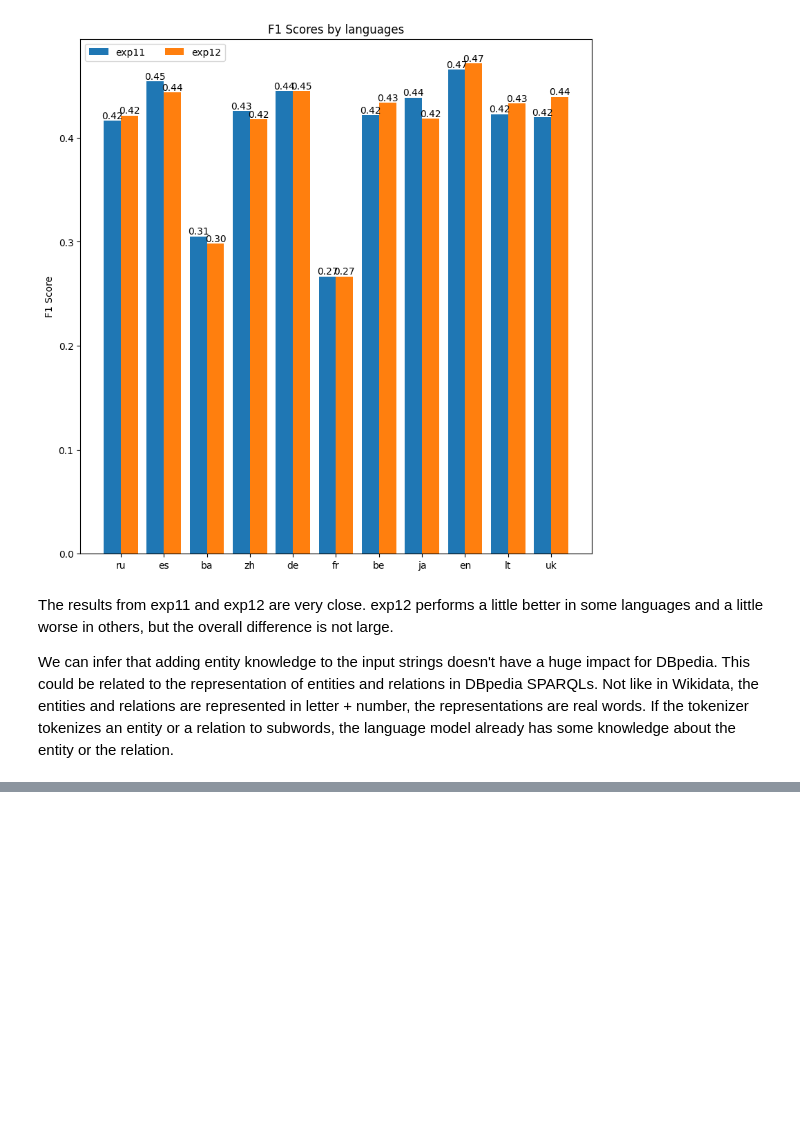
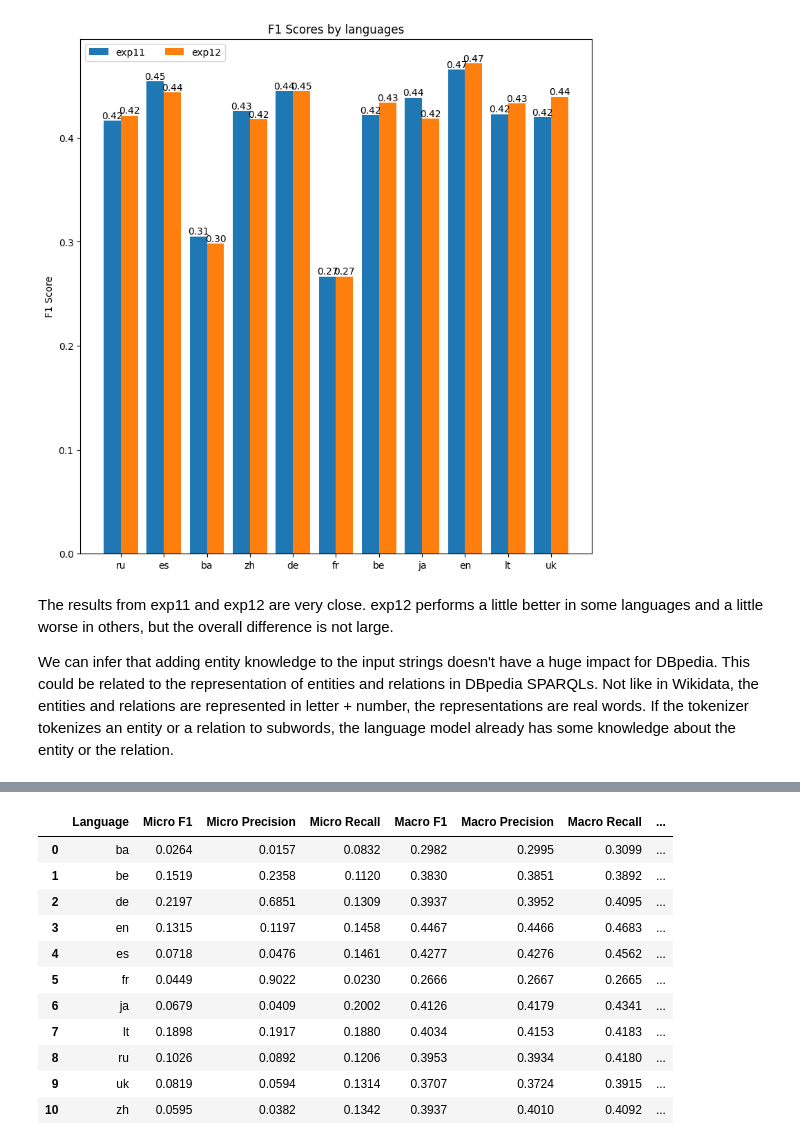
Before and after one commit to dice-group/MST5, a Jupyter notebook: notebooks/eval_results_dbpedia.ipynb, the cells around one changed output, grey strips where cells are left out. Cells and saved outputs as stored; diff of their text form; code cells hidden in the pictures; blank space fills up the shorter version.

```diff
--- a/notebooks/eval_results_dbpedia.ipynb
+++ b/notebooks/eval_results_dbpedia.ipynb
@@ -223,0 +266,16 @@ Not like in Wikidata, the entities and relations are represented in letter + num
+# %%
+exp13_ptek = pd.read_csv("../gerbil_results/exp13-mt5xl-lcquad-lc-ptek-pad-dbp.csv")
+exp13_ptek
+# %% [output]
+|  | Language | Micro F1 | Micro Precision | Micro Recall | Macro F1 | Macro Precision | Macro Recall | ... |
+| 0 | ba | 0.0264 | 0.0157 | 0.0832 | 0.2982 | 0.2995 | 0.3099 | ... |
+| 1 | be | 0.1519 | 0.2358 | 0.1120 | 0.3830 | 0.3851 | 0.3892 | ... |
+| 2 | de | 0.2197 | 0.6851 | 0.1309 | 0.3937 | 0.3952 | 0.4095 | ... |
+| 3 | en | 0.1315 | 0.1197 | 0.1458 | 0.4467 | 0.4466 | 0.4683 | ... |
+| 4 | es | 0.0718 | 0.0476 | 0.1461 | 0.4277 | 0.4276 | 0.4562 | ... |
+| 5 | fr | 0.0449 | 0.9022 | 0.0230 | 0.2666 | 0.2667 | 0.2665 | ... |
+| 6 | ja | 0.0679 | 0.0409 | 0.2002 | 0.4126 | 0.4179 | 0.4341 | ... |
+| 7 | lt | 0.1898 | 0.1917 | 0.1880 | 0.4034 | 0.4153 | 0.4183 | ... |
+| 8 | ru | 0.1026 | 0.0892 | 0.1206 | 0.3953 | 0.3934 | 0.4180 | ... |
+| 9 | uk | 0.0819 | 0.0594 | 0.1314 | 0.3707 | 0.3724 | 0.3915 | ... |
+| 10 | zh | 0.0595 | 0.0382 | 0.1342 | 0.3937 | 0.4010 | 0.4092 | ... |
```
Also changed, not shown: parts of 12 cells of this notebook.
